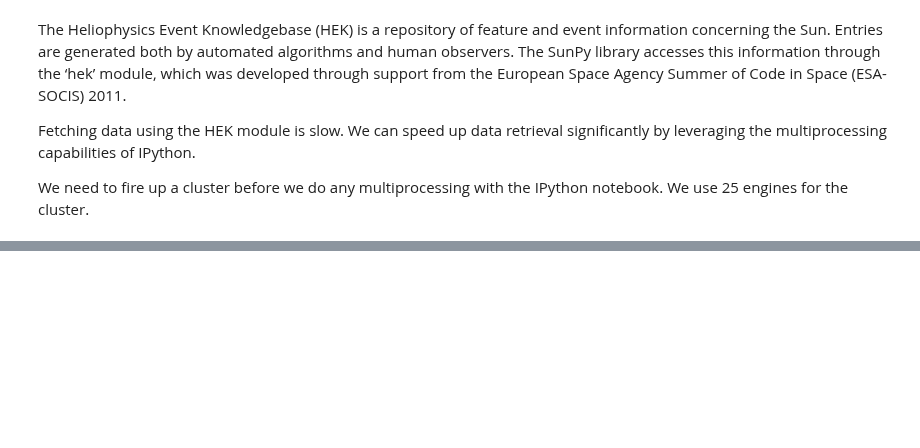
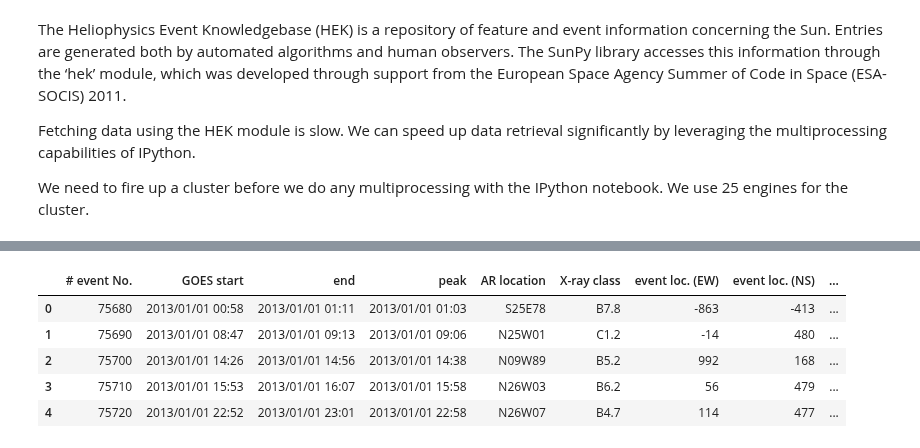
Before and after one commit to Nschanche/Flare_peaks, a Jupyter notebook: flare_project.ipynb, the cells around one changed output, grey strips where cells are left out. Drawn from its saved outputs; the diff is of its cells as text; code cells hidden in the pictures; blank space fills up the shorter version.

```diff
--- a/flare_project.ipynb
+++ b/flare_project.ipynb
@@ -618,8 +541,0 @@ AIA_peaks.head()
-# %%
-#I think the problem is that the values for the event numbers are different in the two dataframes.
-#In the box below, you can see that one is a numpy.int64 and the other is a string.
-#I changed the datatype in the recent_flare_catalog to a string as well so that they could be merged.
-recent_flare_catalog['# event No.'] = recent_flare_catalog['# event No.'].astype(str)
-
-merged_flare_data = pd.merge(recent_flare_catalog, AIA_peaks, left_on='# event No.', right_on='event number', how='inner')
-merged_flare_data.head()
@@ -646,0 +588,23 @@ print len(merged_flare_data)
+# %%
+def pick_best_result(channel_results):
+    """Picks the 'best' HEK observation from a list.
+
+    The 'best' observation should be the one closest in time
+    and space to the one we were querying.
+    """
+    # For now, return the first observation in the list.
+    return channel_results[0] if channel_results else None
+
+# Create a dataframe of peak times for the different channels.
+rows = []
+for event_no, event_results in hek_observations:
+    row = {"event number": event_no}
+    for channel in event_results:
+        obsv = pick_best_result(event_results[channel])
+        if obsv is None:
+            row["%s peak" % channel] = ""
+        else:
+            row["%s peak" % channel] = obsv["event_peaktime"]
+    rows.append(row)
+AIA_peaks = pd.DataFrame(rows)
+AIA_peaks.head()
@@ -646,0 +618,11 @@ print len(merged_flare_data)
+# %%
+merged_flare_data = pd.merge(recent_flare_catalog, AIA_peaks,
+                             left_on='# event No.', right_on='event number', how='inner')
+merged_flare_data.head()
+# %% [output]
+|  | # event No. | GOES start | end | peak | AR location | X-ray class | event loc. (EW) | event loc. (NS) | ... |
+| 0 | 75680 | 2013/01/01 00:58 | 2013/01/01 01:11 | 2013/01/01 01:03 | S25E78 | B7.8 | -863 | -413 | ... |
+| 1 | 75690 | 2013/01/01 08:47 | 2013/01/01 09:13 | 2013/01/01 09:06 | N25W01 | C1.2 | -14 | 480 | ... |
+| 2 | 75700 | 2013/01/01 14:26 | 2013/01/01 14:56 | 2013/01/01 14:38 | N09W89 | B5.2 | 992 | 168 | ... |
+| 3 | 75710 | 2013/01/01 15:53 | 2013/01/01 16:07 | 2013/01/01 15:58 | N26W03 | B6.2 | 56 | 479 | ... |
+| 4 | 75720 | 2013/01/01 22:52 | 2013/01/01 23:01 | 2013/01/01 22:58 | N26W07 | B4.7 | 114 | 477 | ... |
```
Also changed, not shown: parts of 14 cells of this notebook, 1 other file.
